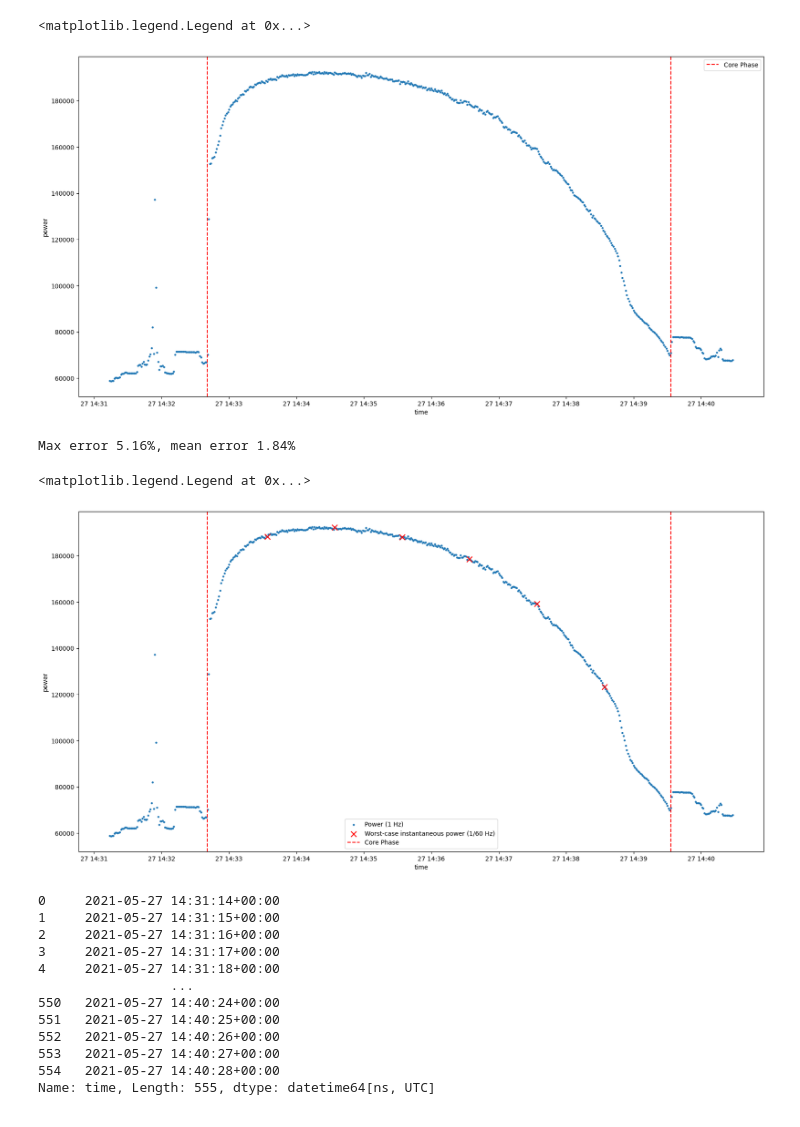
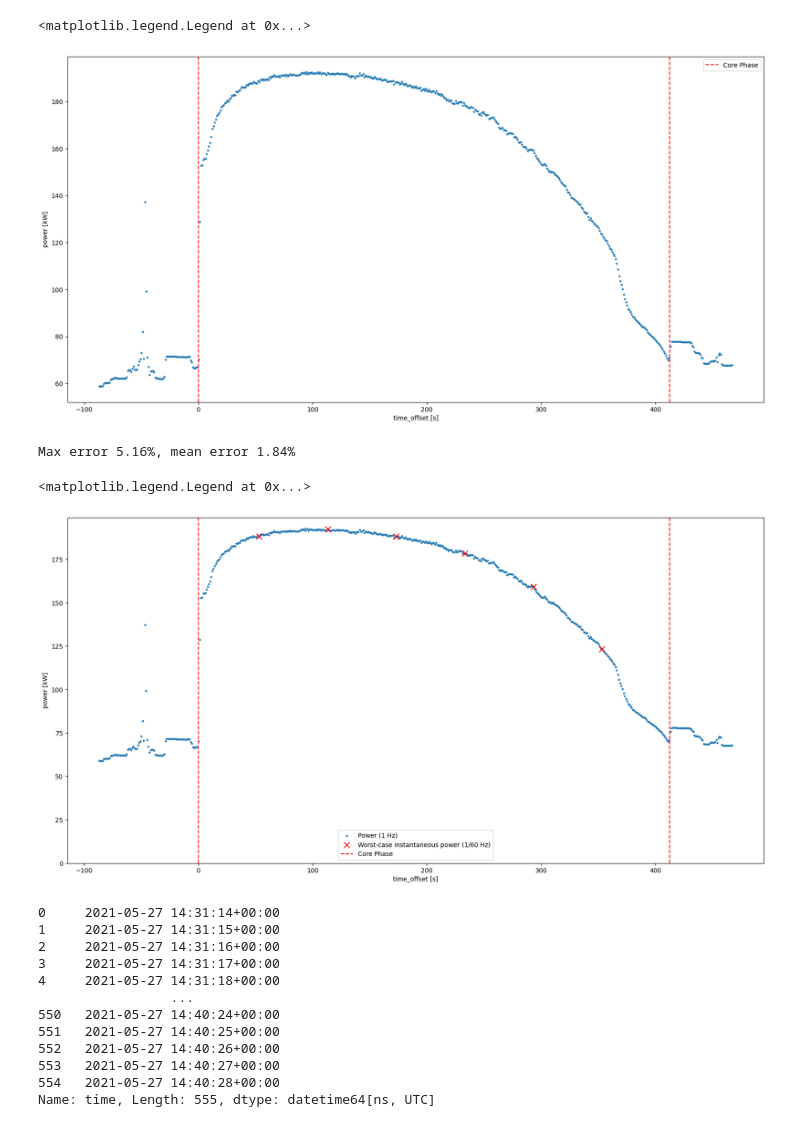
Before and after one commit to tilsche/hpl-phases, a Jupyter notebook: tud-alpha.ipynb, the cells around one changed output. Drawn from its saved outputs; the diff is of its cells as text; code cells hidden in the pictures.

```diff
--- a/tud-alpha.ipynb
+++ b/tud-alpha.ipynb
@@ -10,5 +10,8 @@ import matplotlib.pyplot as plt
 # %%
 df = pd.read_csv("tud-alpha-power.csv")
 df["time"] = pd.to_datetime(df["time"])
+df["power [kW]"] = df["power"] / 1000
 core_phase_start = pd.to_datetime("2021-05-27T16:32:40.767+02:00")
+df["time_offset [s]"] = (df["time"] - core_phase_start).dt.total_seconds()
 core_phase_end = pd.to_datetime("2021-05-27T16:39:33.109+02:00")
+core_phase_end - core_phase_start
@@ -15,36 +20,37 @@ core_phase_end = pd.to_datetime("2021-05-27T16:39:33.109+02:00")
 # %%
-ax = df.plot(x="time", y="power", kind="scatter", figsize=(20, 10), marker=".")
-ax.axvline(core_phase_start, color='r', linestyle='--', label='Core Phase')
-ax.axvline(core_phase_end, color='r', linestyle='--')
+ax = df.plot(x="time_offset [s]", y="power [kW]", kind="scatter", figsize=(20, 10), marker=".")
+ax.axvline(0, color='r', linestyle='--', label='Core Phase')
+ax.axvline((core_phase_end - core_phase_start).total_seconds(), color='r', linestyle='--')
 ax.legend()
 # %% [output]
 <matplotlib.legend.Legend at 0x...>
-[figure, old version]
+[figure, new version]
 # %%
 df_core = df[(df["time"] >= core_phase_start) & (df["time"] < core_phase_end)]
 true_power = df_core.power.mean()
 max_error = 0
 errors = []
 for shift in range(60):
         df_shifted = df_core[df_core["time"].dt.second == shift]
         shifted_power = df_shifted.power.mean()
         error = abs(true_power - shifted_power) / true_power
         errors.append(error)
         if error > max_error:
             max_error = error
             df_worst = df_shifted
 
 print(f"Max error {max_error:.2%}, mean error {sum(errors) / len(errors):.2%}")
 
-ax = df.plot(x="time", y="power", kind="scatter", figsize=(20, 10), marker=".", label="Power (1 Hz)")
-df_worst.plot(x="time", y="power", kind="scatter", marker="x", s=80, ax=ax, color="red", label="Worst-case instantaneous power (1/60 Hz)")
-ax.axvline(core_phase_start, color='r', linestyle='--', label='Core Phase')
-ax.axvline(core_phase_end, color='r', linestyle='--')
+ax = df.plot(x="time_offset [s]", y="power [kW]", kind="scatter", figsize=(20, 10), marker=".", label="Power (1 Hz)")
+ax.set_ylim(0)
+df_worst.plot(x="time_offset [s]", y="power [kW]", kind="scatter", marker="x", s=80, ax=ax, color="red", label="Worst-case instantaneous power (1/60 Hz)")
+ax.axvline(0, color='r', linestyle='--', label='Core Phase')
+ax.axvline((core_phase_end - core_phase_start).total_seconds(), color='r', linestyle='--')
 ax.legend()
 # %% [output]
 Max error 5.16%, mean error 1.84%
 <matplotlib.legend.Legend at 0x...>
-[figure, old version]
+[figure, new version]
 # %%
 # %% [output]
 0     2021-05-27 14:31:14+00:00
```
Also changed, not shown: parts of 1 cell of this notebook.
